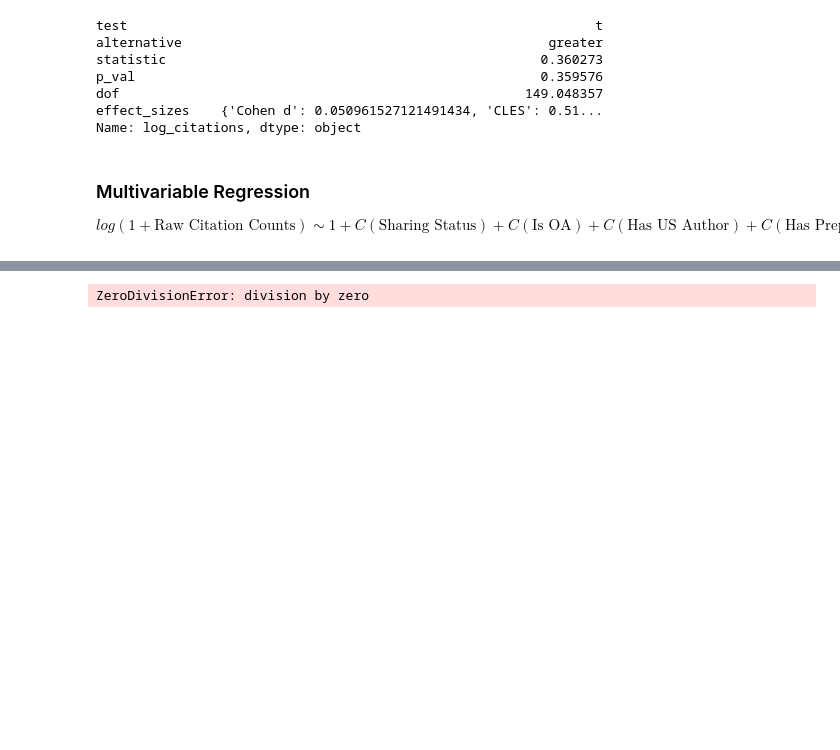
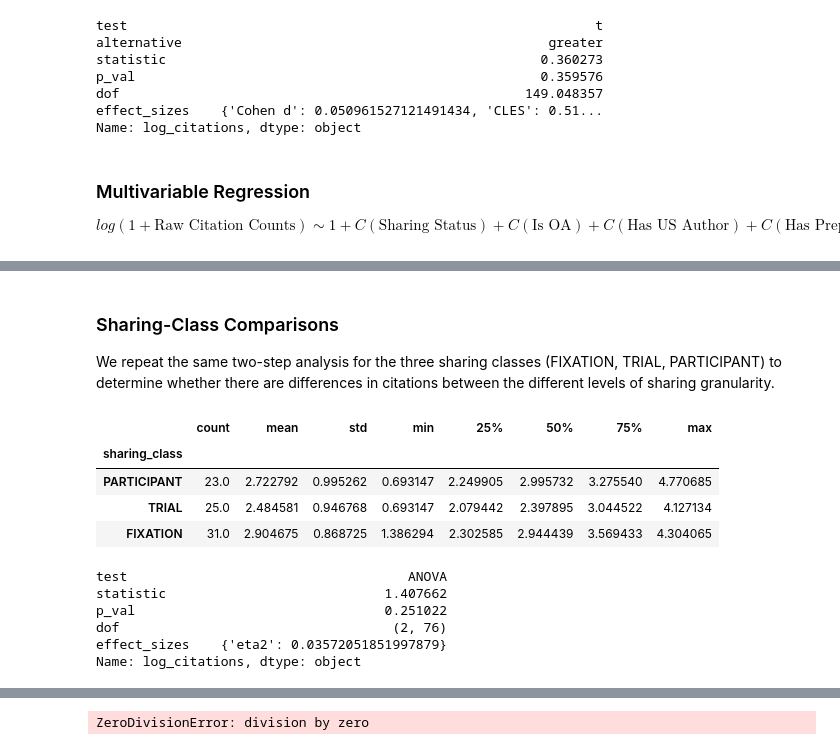
Before and after one commit to JonNir1/eye_movement_data_sharing, a Jupyter notebook: citations_for_data_sharing.ipynb, the cells around one changed output, grey strips where cells are left out. Drawn from its saved outputs; the diff is of its cells as text; code cells hidden in the pictures; blank space fills up the shorter version.

```diff
--- a/citations_for_data_sharing.ipynb
+++ b/citations_for_data_sharing.ipynb
@@ -1499,3 +1503,34 @@ OLS Regression Results
 | Kurtosis: | 3.141 | Cond. No. | 141. |
 Notes:
 [1] Standard Errors assume that the covariance matrix of the errors is correctly specified.
+# %% [markdown]
+### Sharing-Class Comparisons
+We repeat the same two-step analysis for the three sharing classes (FIXATION, TRIAL, PARTICIPANT) to determine whether there are differences in citations between the different levels of sharing granularity.
+# %%
+# remove level "NONE" from the dataset
+CITATIONS_GRANULARITY_DF = CITATIONS_DF.loc[CITATIONS_DF["sharing_class"] != "NONE"]
+
+# reset the categorical axis with PARTICIPANT as baseline
+CITATIONS_GRANULARITY_DF["sharing_class"] = CITATIONS_GRANULARITY_DF["sharing_class"].cat.remove_unused_categories()
+
+# compare the levels
+CITATIONS_GRANULARITY_DF.groupby("sharing_class")["log_citations"].describe()
+# %% [output]
+|  | count | mean | std | min | 25% | 50% | 75% | max |
+| sharing_class |  |  |  |  |  |  |  |  |
+| PARTICIPANT | 23.0 | 2.722792 | 0.995262 | 0.693147 | 2.249905 | 2.995732 | 3.275540 | 4.770685 |
+| TRIAL | 25.0 | 2.484581 | 0.946768 | 0.693147 | 2.079442 | 2.397895 | 3.044522 | 4.127134 |
+| FIXATION | 31.0 | 2.904675 | 0.868725 | 1.386294 | 2.302585 | 2.944439 | 3.569433 | 4.304065 |
+# %%
+citations_granularity_results, _ = compare_continuous(
+    data=CITATIONS_GRANULARITY_DF, share_feature="sharing_class", tested_feature="log_citations", alternative="two-sided", verbose=False
+)
+citations_granularity_results = pd.Series(citations_granularity_results).rename("log_citations")
+citations_granularity_results
+# %% [output]
+test                                    ANOVA
+statistic                            1.407662
+p_val                                0.251022
+dof                                   (2, 76)
+effect_sizes    {'eta2': 0.03572051851997879}
+Name: log_citations, dtype: object
```
Also changed, not shown: parts of 9 cells of this notebook.
